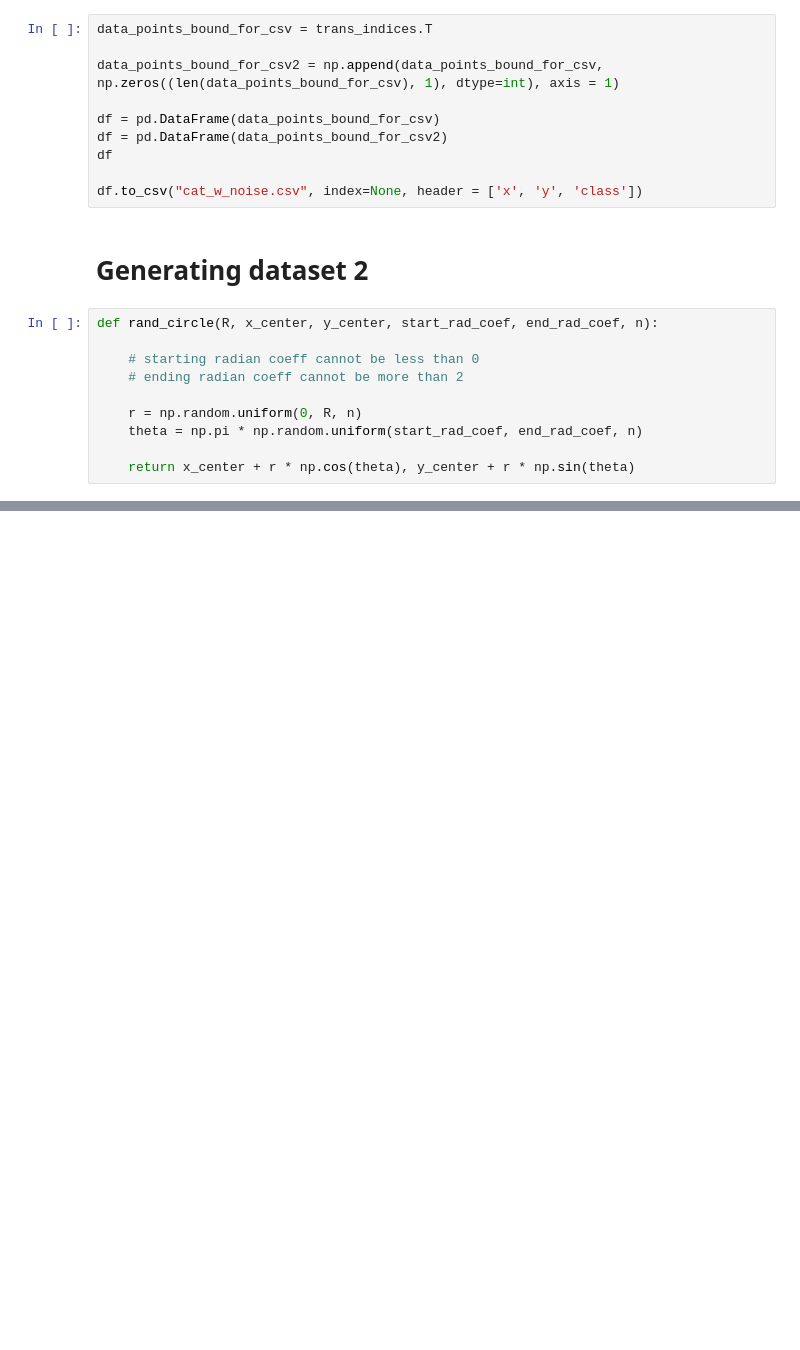
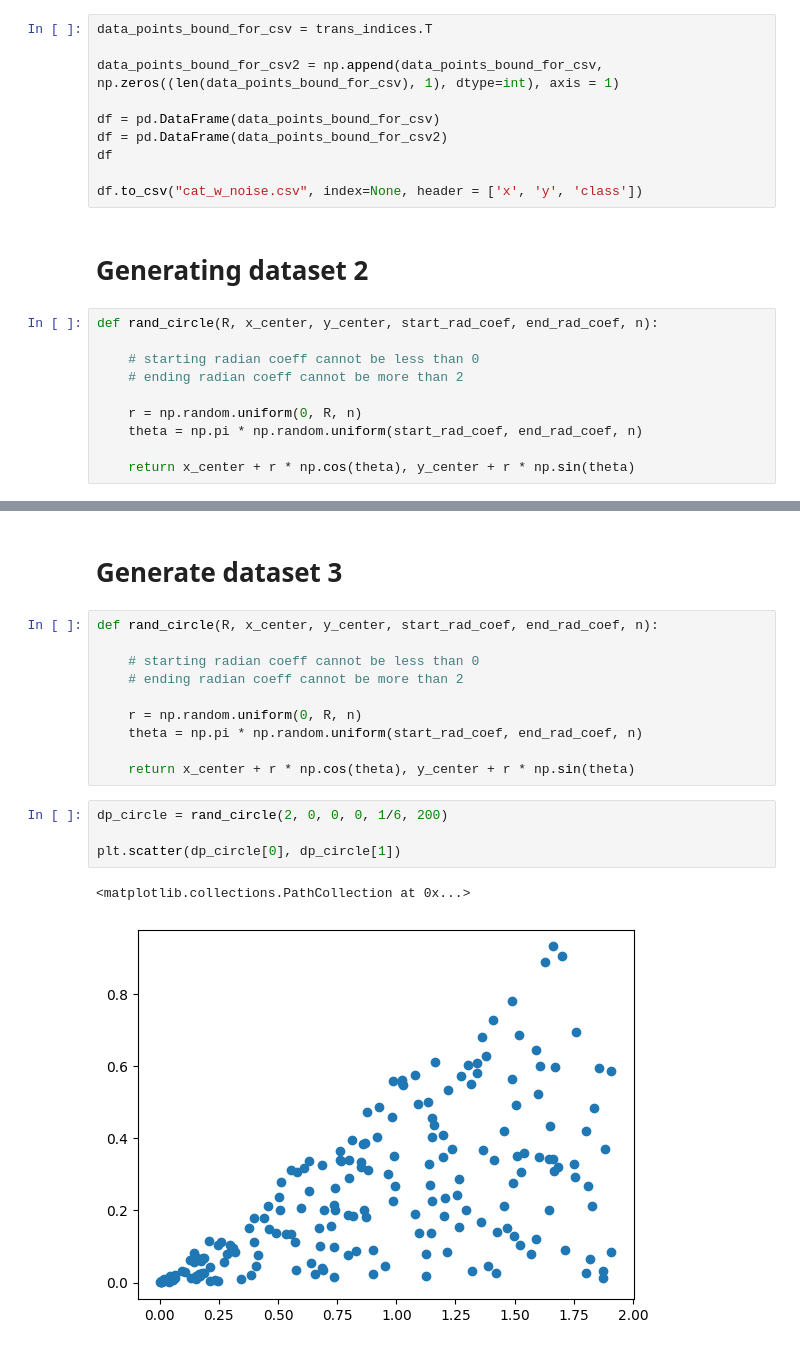
Before and after one commit to csjiet/KNN-teaching, a Jupyter notebook: create_dataset.ipynb, the cells around one changed output, grey strips where cells are left out. Saved outputs shown, nothing was run; the diff lists cells and outputs as text; blank space fills up the shorter version.

Commit message:
added dataset 3 with plot that uses number labels

```diff
--- a/create_dataset.ipynb
+++ b/create_dataset.ipynb
@@ -147,0 +148,19 @@ df2.to_csv("radioactive.csv", index=None, header = ['x', 'y', 'class'])
+# %% [markdown]
+# Generate dataset 3
+# %%
+def rand_circle(R, x_center, y_center, start_rad_coef, end_rad_coef, n):
+
+    # starting radian coeff cannot be less than 0
+    # ending radian coeff cannot be more than 2
+
+    r = np.random.uniform(0, R, n)
+    theta = np.pi * np.random.uniform(start_rad_coef, end_rad_coef, n)
+
+    return x_center + r * np.cos(theta), y_center + r * np.sin(theta)
+# %%
+dp_circle = rand_circle(2, 0, 0, 0, 1/6, 200)
+
+plt.scatter(dp_circle[0], dp_circle[1])
+# %% [output]
+<matplotlib.collections.PathCollection at 0x...>
+[figure, added]
```
Also changed, not shown: parts of 3 cells of this notebook, 4 other files.
